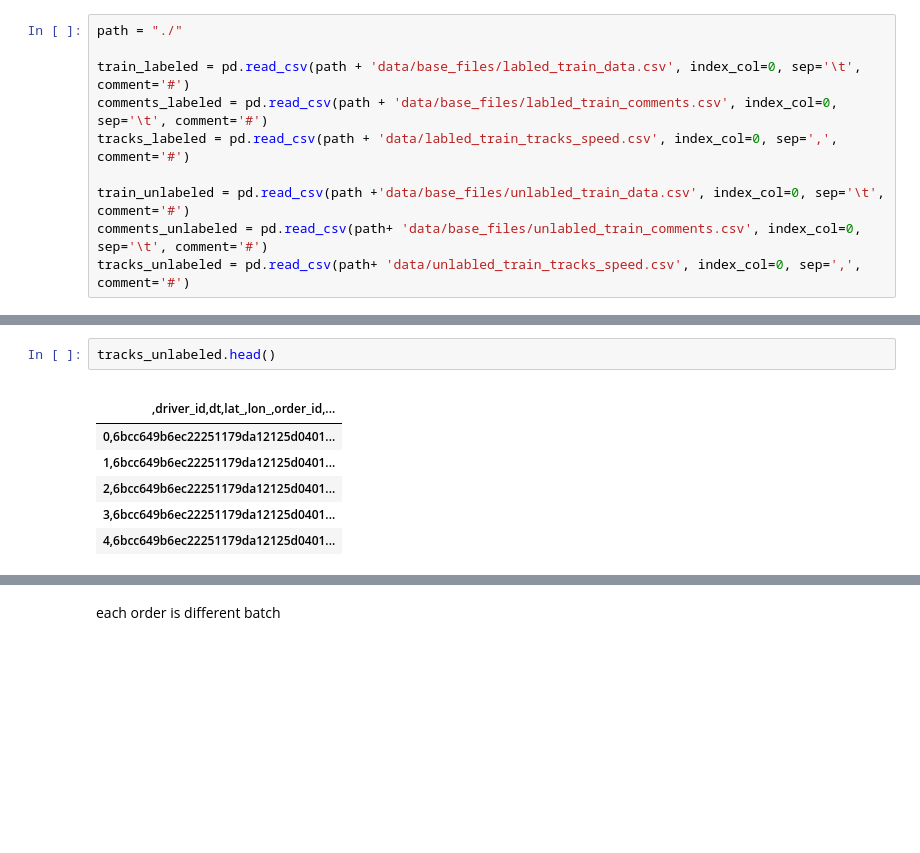
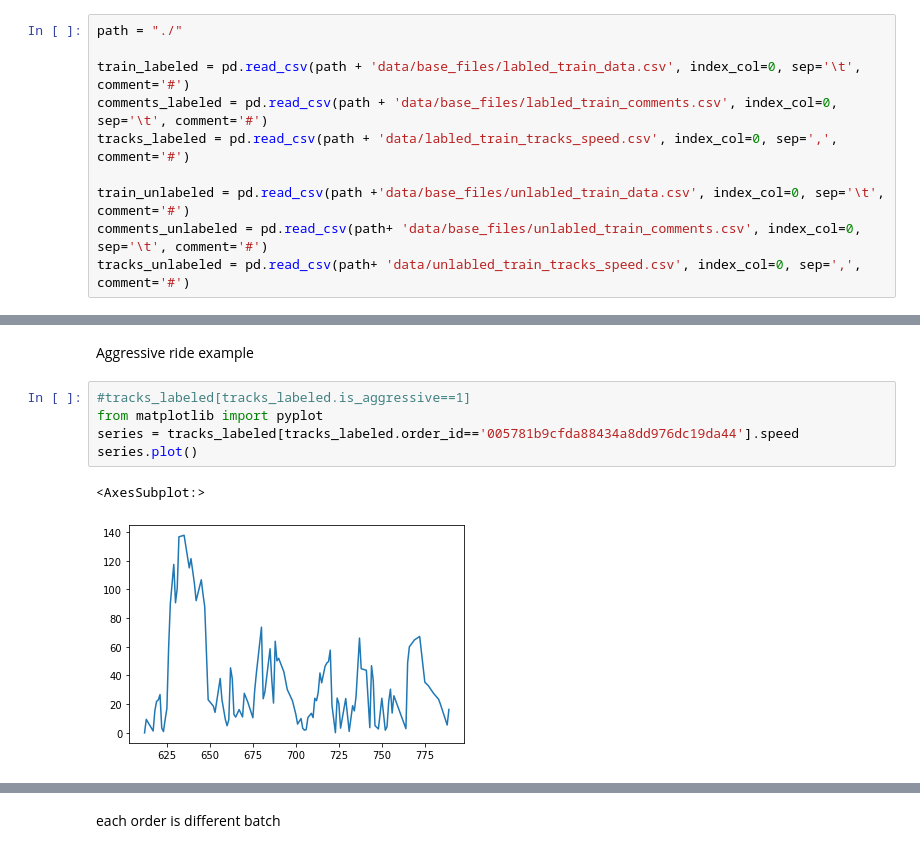
Before and after one commit to Egoluback/aiijc2021_transport, a Jupyter notebook: model4track.ipynb, the cells around one changed output, grey strips where cells are left out. Drawn from its saved outputs; the diff is of its cells as text; blank space fills up the shorter version.

```diff
--- a/model4track.ipynb
+++ b/model4track.ipynb
@@ -37,10 +25,10 @@ tracks_labeled
-# %%
-tracks_unlabeled.head()
-# %% [output]
-|  |
-| ,driver_id,dt,lat_,lon_,order_id,... |
-| 0,6bcc649b6ec22251179da12125d0401... |
-| 1,6bcc649b6ec22251179da12125d0401... |
-| 2,6bcc649b6ec22251179da12125d0401... |
-| 3,6bcc649b6ec22251179da12125d0401... |
-| 4,6bcc649b6ec22251179da12125d0401... |
+# %% [markdown]
+Aggressive ride example
+# %%
+#tracks_labeled[tracks_labeled.is_aggressive==1]
+from matplotlib import pyplot
+series = tracks_labeled[tracks_labeled.order_id=='005781b9cfda88434a8dd976dc19da44'].speed
+series.plot()
+# %% [output]
+<AxesSubplot:>
+[figure, added]
```
Also changed, not shown: parts of 19 cells of this notebook.
